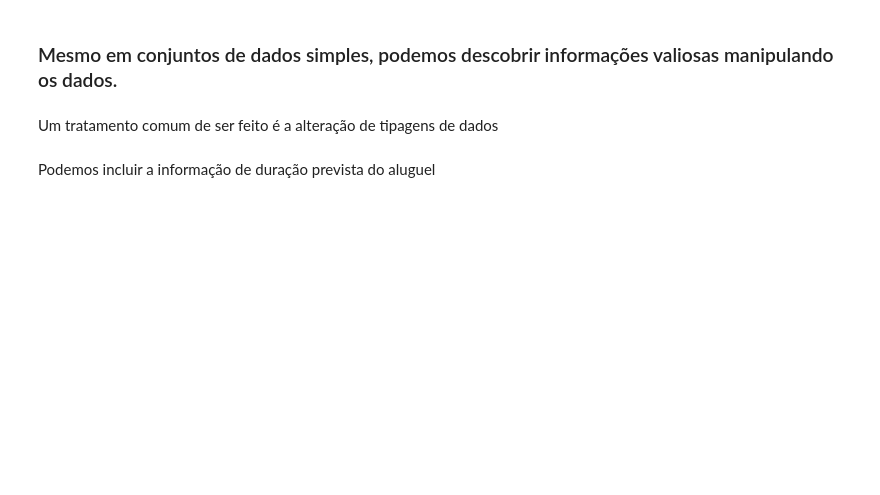
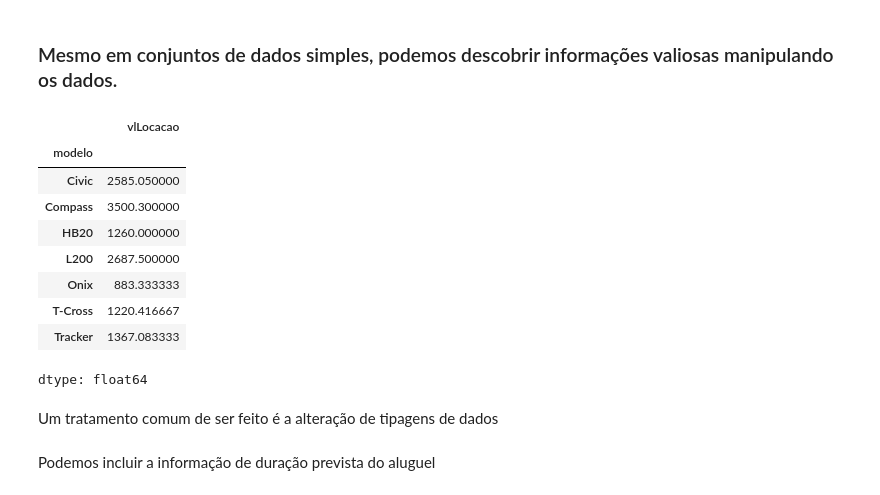
Before and after one commit to Paulodados/analise2_python, a Jupyter notebook: Pandas_Series_Dataframes.ipynb, the cells around one changed output. Saved outputs shown, nothing was run; the diff lists cells and outputs as text; code cells hidden in the pictures; blank space fills up the shorter version.

```diff
--- a/Pandas_Series_Dataframes.ipynb
+++ b/Pandas_Series_Dataframes.ipynb
@@ -284,7 +388,18 @@ df[['modelo','valor_locacao']].head(15)
 # %% [markdown]
 ### Mesmo em conjuntos de dados simples, podemos descobrir informações valiosas manipulando os dados.
 # %%
-df.groupby('modelo')['valor_locacao'].mean()
+df.groupby('modelo')['vlLocacao'].mean()
+# %% [output]
+|  | vlLocacao |
+| modelo |  |
+| Civic | 2585.050000 |
+| Compass | 3500.300000 |
+| HB20 | 1260.000000 |
+| L200 | 2687.500000 |
+| Onix | 883.333333 |
+| T-Cross | 1220.416667 |
+| Tracker | 1367.083333 |
+dtype: float64
 # %% [markdown]
 Um tratamento comum de ser feito é a alteração de tipagens de dados
 # %%
```
Also changed, not shown: parts of 13 cells of this notebook.
